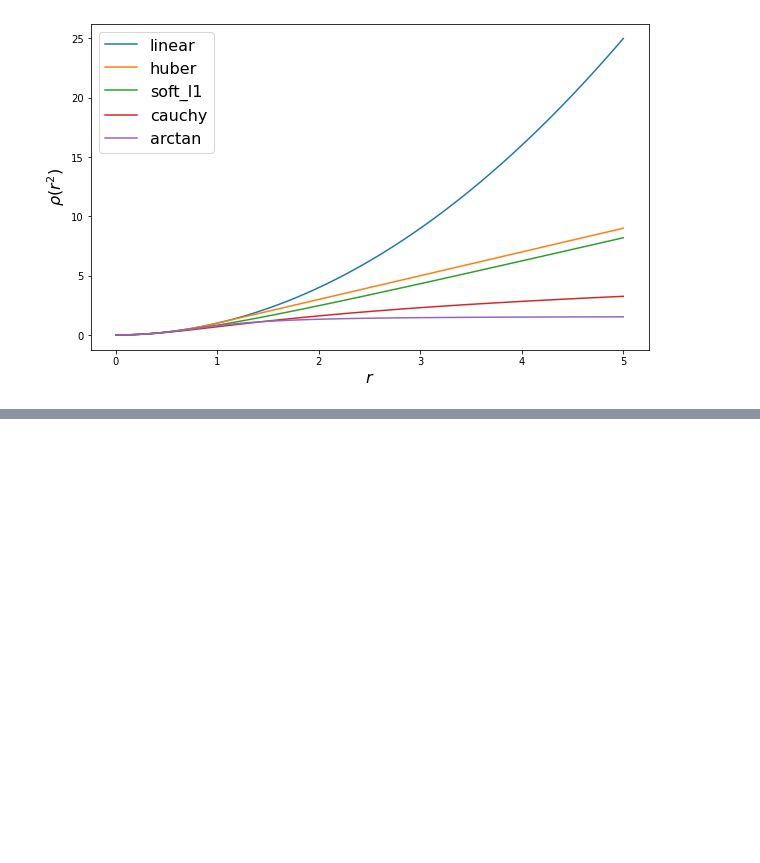
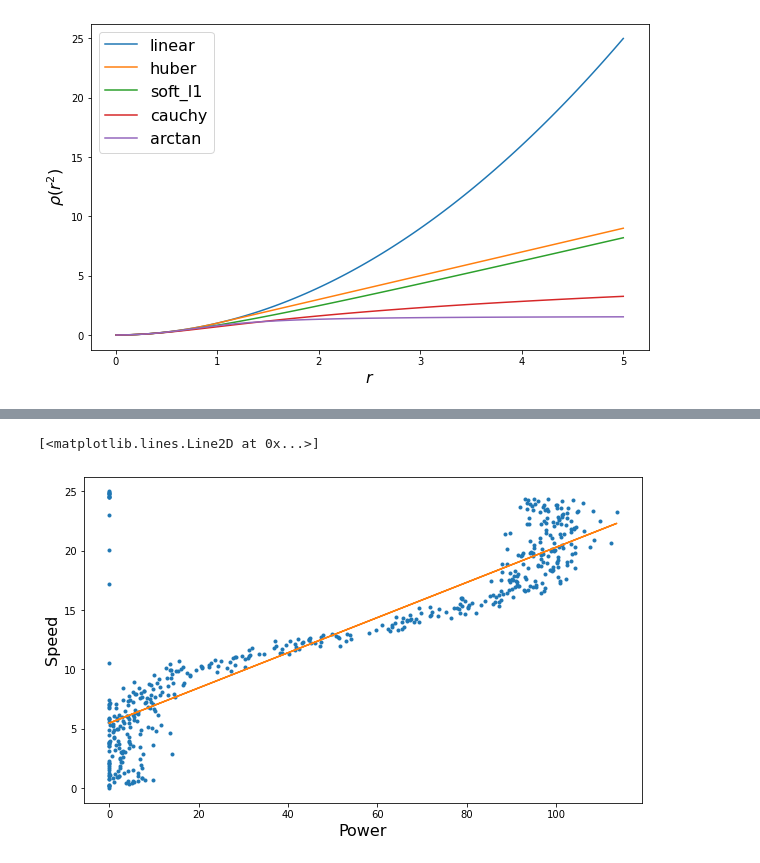
Before and after one commit to PJFinnerty/Project-2020-52446, a Jupyter notebook: Project-2020-PeterFinnerty.ipynb, the cells around one changed output, grey strips where cells are left out. Saved outputs shown, nothing was run; the diff lists cells and outputs as text; code cells hidden in the pictures; blank space fills up the shorter version.

```diff
--- a/Project-2020-PeterFinnerty.ipynb
+++ b/Project-2020-PeterFinnerty.ipynb
@@ -216,0 +236,13 @@ sns.scatterplot(power, speed)
+# %%
+Plot_2 = plt.plot(power, speed, '.')
+plt.xlabel("Power")
+plt.ylabel("Speed")
+
+coeffs = np.polyfit(power, speed, 1)
+
+plt.plot(power, coeffs[0] * power + coeffs[1], '-')
+
+Plot_2
+# %% [output]
+[<matplotlib.lines.Line2D at 0x...>]
+[figure, added]
```
Also changed, not shown: parts of 16 cells of this notebook.
